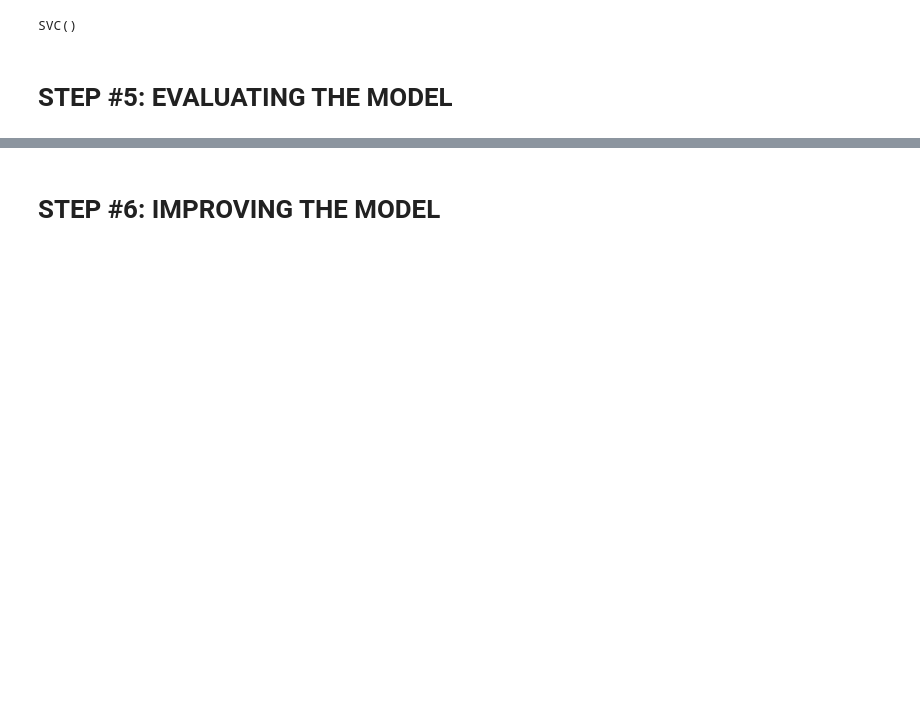
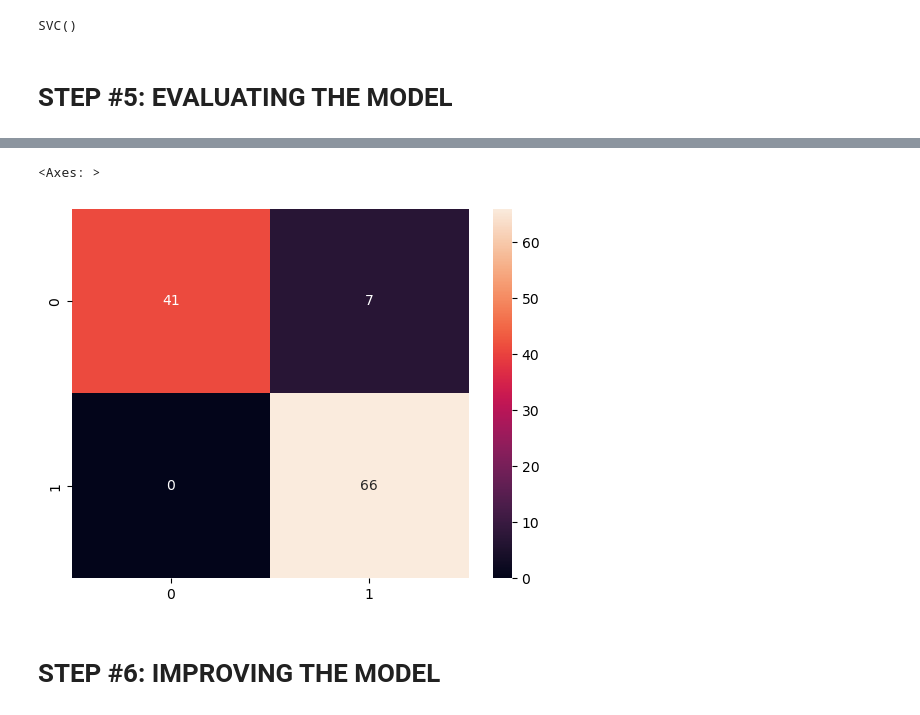
Before and after one commit to kwakyebrilliant/Breast-Cancer-Classification, a Jupyter notebook: BreastCancer.ipynb, the cells around one changed output, grey strips where cells are left out. Saved outputs shown, nothing was run; the diff lists cells and outputs as text; code cells hidden in the pictures; blank space fills up the shorter version.

```diff
--- a/BreastCancer.ipynb
+++ b/BreastCancer.ipynb
@@ -253,3 +263,10 @@ y_predict = svc_model.predict(X_test)
+# %%
+cm = confusion_matrix(y_test, y_predict)
+# %%
+sns.heatmap(cm, annot = True)
+# %% [output]
+<Axes: >
+[figure, added]
 # %% [markdown]
 # STEP #6: IMPROVING THE MODEL
 # %% [markdown]
```
Also changed, not shown: parts of 1 cell of this notebook.
